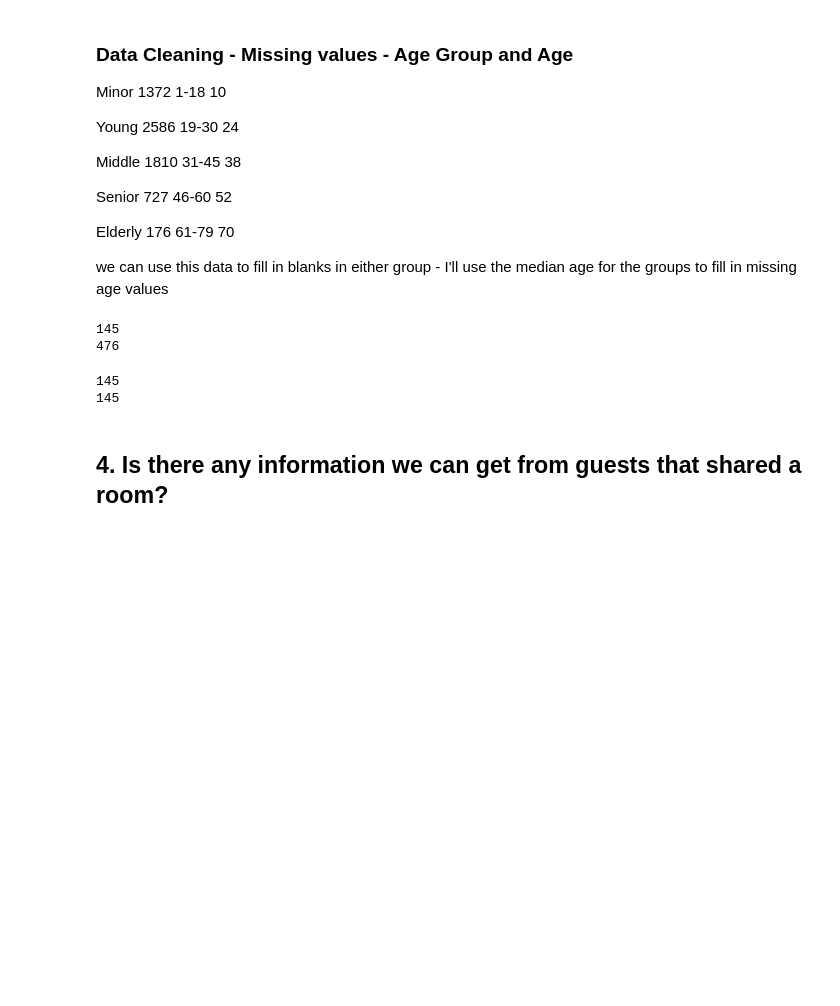
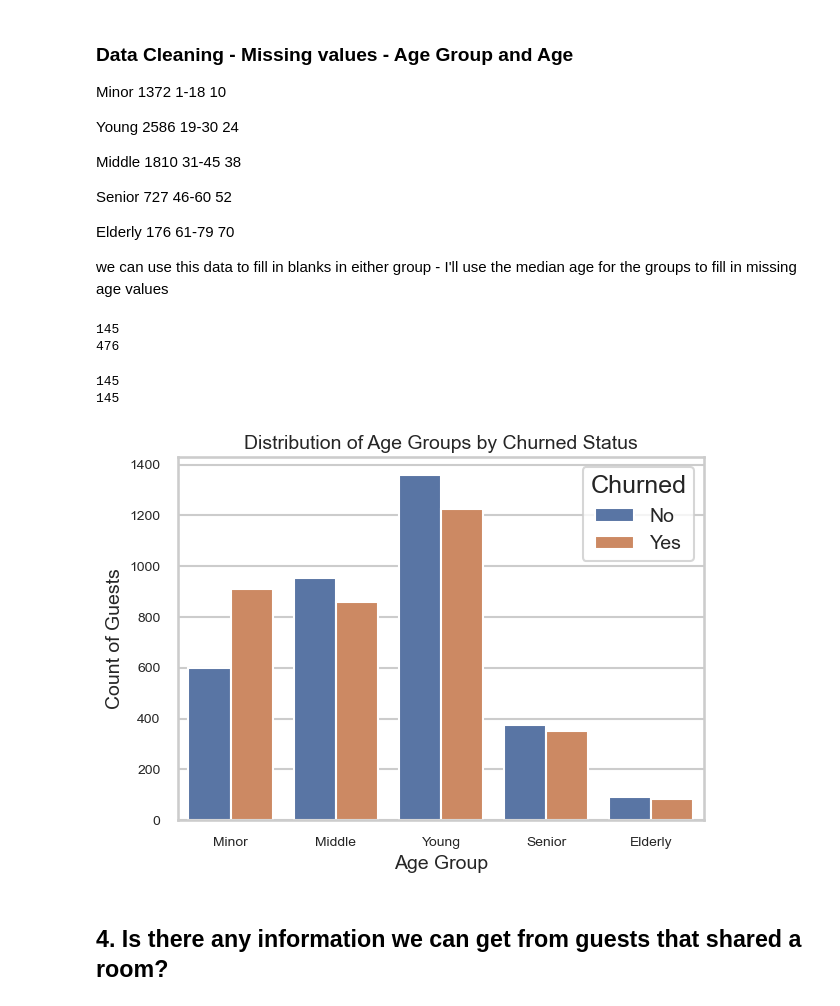
Before and after one commit to TerraIncognito-sudo/Team-Union, a Jupyter notebook: Nick/01_data_clean_and_validation.ipynb, the cells around one changed output. Saved outputs shown, nothing was run; the diff lists cells and outputs as text; code cells hidden in the pictures; blank space fills up the shorter version.

```diff
--- a/Nick/01_data_clean_and_validation.ipynb
+++ b/Nick/01_data_clean_and_validation.ipynb
@@ -168,6 +168,17 @@ print(churn["Age"].isnull().sum())
 # %% [output]
 145
 145
+# %%
+#Generate a figure that compares the AgeGroups to the Churned column. Use a bar graph to show the count of guests in each age group for both churned and non-churned guests.
+sns.countplot(data=churn, x='AgeGroup', hue='Churned')
+plt.title('Distribution of Age Groups by Churned Status')
+plt.xlabel('Age Group')
+plt.ylabel('Count of Guests')
+plt.legend(title='Churned', labels=['No', 'Yes'])
+save_fig("age_group_by_churned_status")
+plt.show()
+# %% [output]
+[figure, added]
 # %% [markdown]
 ## 4. Is there any information we can get from guests that shared a room?
 # %%
```
Also changed, not shown: parts of 8 cells of this notebook.
